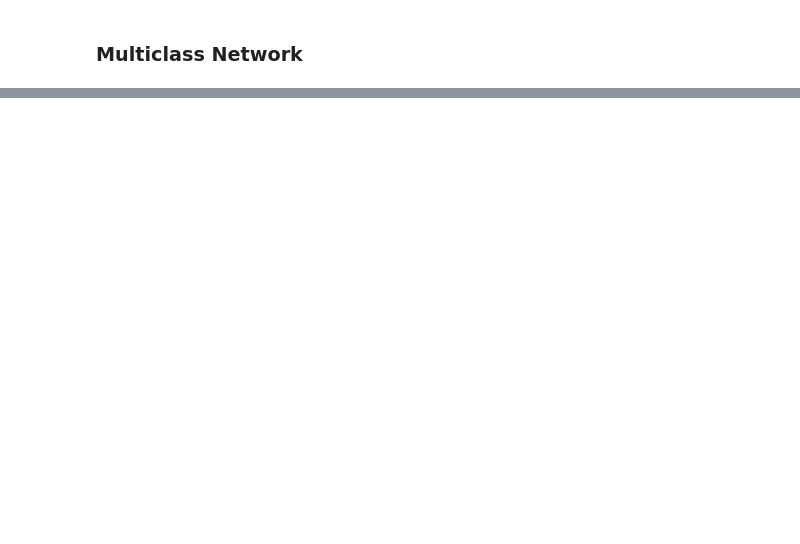
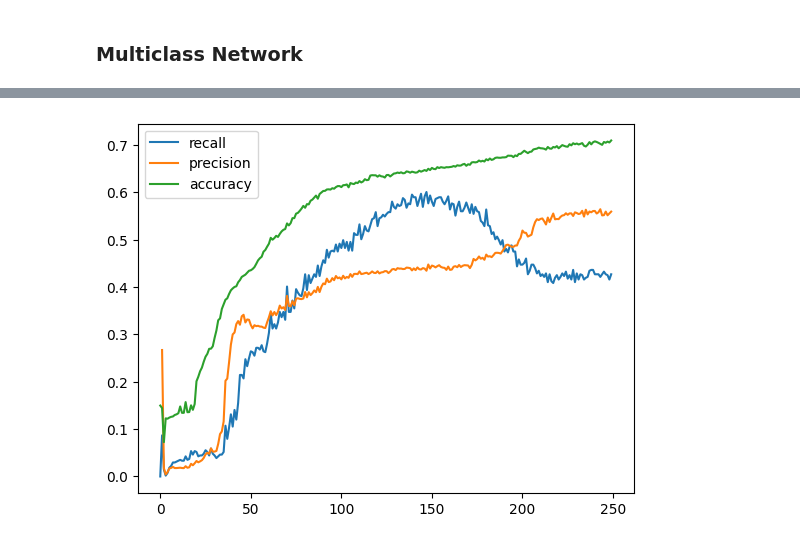
Before and after one commit to Lolle2001/ml-gw-project, a Jupyter notebook: main/main.ipynb, the cells around one changed output, grey strips where cells are left out. Drawn from its saved outputs; the diff is of its cells as text; code cells hidden in the pictures; blank space fills up the shorter version.

```diff
--- a/main/main.ipynb
+++ b/main/main.ipynb
@@ -96,2 +202,20 @@ fig.savefig(f"{binary_model_directory}/figures/performance-overview-1.pdf", bbox
 # %% [markdown]
 ### Multiclass Network
+# %%
+multi_model_directory = "../model/model-test-multi-003"
+
+multi_features, multi_labels = read_in_data("../data/dataset_all_H1_bootstrap_O3a.npy", {0:0,1:1,2:2,3:3,4:4,5:5,6:6})
+
+os.makedirs(f"{multi_model_directory}/figures", exist_ok=True)
+
+multi_model = ms.GlitchClassifier_MultiClass_Optimized(6, 32, 7)
+
+multi_frame = mf.GlitchModel(multi_model, multi_features, multi_labels,{0:1, 1:1, 2:1, 3:1, 4:1, 5:1, 6:1}, device = 'cuda')
+multi_frame.number_of_epochs = 750
+multi_frame.learning_rate = 0.00001
+# multi_frame.label_weight_set =
+
+multi_frame.setup(256*2)
+multi_frame.train()
+multi_frame.test_model()
+multi_frame.save_model(multi_model_directory, name = "model.pt")
@@ -97,0 +250,73 @@ fig.savefig(f"{binary_model_directory}/figures/performance-overview-1.pdf", bbox
+# %%
+import numpy as np
+import seaborn as sns
+import matplotlib.pyplot as plt
+import sklearn  as sk
+
+def plot_confusion_matrix_correlation(confusion_matrix):
+    """
+    Plots a correlation heatmap for the accuracy of an n x n confusion matrix.
+
+    Parameters:
+    confusion_matrix (np.ndarray): The confusion matrix (n x n).
+    """
+    # Calculate the accuracy for each class
+
+    confusion_matrix = confusion_matrix / np.sum(confusion_matrix, axis=1)
+
+    mat = sk.metrics.ConfusionMatrixDisplay(confusion_matrix=confusion_matrix)
+    mat.plot()
+    # print(confusion_matrix[:,0].sum())
+
+    # accuracy = np.diag(confusion_matrix) / confusion_matrix.sum(axis=1)
+
+    # # Create a correlation matrix
+    # correlation_matrix = np.outer(accuracy, accuracy)
+
+    # # Plot the correlation matrix
+    # plt.figure(figsize=(10, 8))
+    # sns.heatmap(correlation_matrix, annot=True, fmt=".2f", cmap="coolwarm", xticklabels=range(confusion_matrix.shape[0]), yticklabels=range(confusion_matrix.shape[0]))
+    # plt.title("Correlation Plot for Accuracy of Confusion Matrix")
+    # plt.xlabel("Class")
+    # plt.ylabel("Class")
+    # plt.show()
+recall = []
+precision = []
+accuracy = []
+
+class_recall = np.zeros((7))
+class_precision = np.zeros((7))
+class_accuracy = np.zeros((7))
+
+for mat in multi_frame.con_matrix_per_epoch:
+    for c in range(7):
+        class_recall[c] = mat.confusion_matrix[c,c] / (mat.confusion_matrix[c].sum())
+        class_precision[c] = mat.confusion_matrix[c,c] / (mat.confusion_matrix[:,c].sum())
+        class_accuracy[c] = mat.confusion_matrix[c,c] / (mat.confusion_matrix.sum())
+
+    recall.append(class_recall.copy())
+    precision.append(class_precision.copy())
+    accuracy.append(class_accuracy.copy())
+
+#     recall.append(np.diag(mat.confusion_matrix)/mat.confusion_matrix.sum())
+# recall = np.array(recall)
+# Example usage
+# confusion_matrix = np.array([[50, 2, 1], [10, 40, 5], [3, 4, 60]])
+# plot_confusion_matrix_correlation(confusion_mix
+# plot_confusion_matrix_correlation(multi_frame.con_matrix_per_epoch[0].confusion_matrix)
+# plot_confusion_matrix_correlation(multi_frame.con_matrix_per_epoch[10].confusion_matrix)
+# plot_confusion_matrix_correlation(multi_frame.con_matrix_per_epoch[20].confusion_matrix)
+# plot_confusion_matrix_correlation(multi_frame.con_matrix_per_epoch[30].confusion_matrix)
+# plot_confusion_matrix_correlation(multi_frame.con_matrix_per_epoch[40].confusion_matrix)
+# plot_confusion_matrix_correlation(multi_frame.con_matrix_per_epoch[100].confusion_matrix)
+# plot_confusion_matrix_correlation(multi_frame.con_matrix_per_epoch[200].confusion_matrix)
+# plot_confusion_matrix_correlation(multi_frame.con_matrix_per_epoch[249].confusion_matrix)
+
+
+plt.plot(np.array(recall)[:,0],label = "recall")
+plt.plot(np.array(precision)[:,0],label = "precision")
+# plt.plot(accuracy)
+plt.plot(np.array(accuracy).sum(axis = 1),label = "accuracy")
+plt.legend()
+# # plt.plot(recall.sum(axis = 1))
+# %% [output]
@@ -97,0 +324 @@ fig.savefig(f"{binary_model_directory}/figures/performance-overview-1.pdf", bbox
+[figure, added]
```
Also changed, not shown: parts of 12 cells of this notebook, 11 other files.
